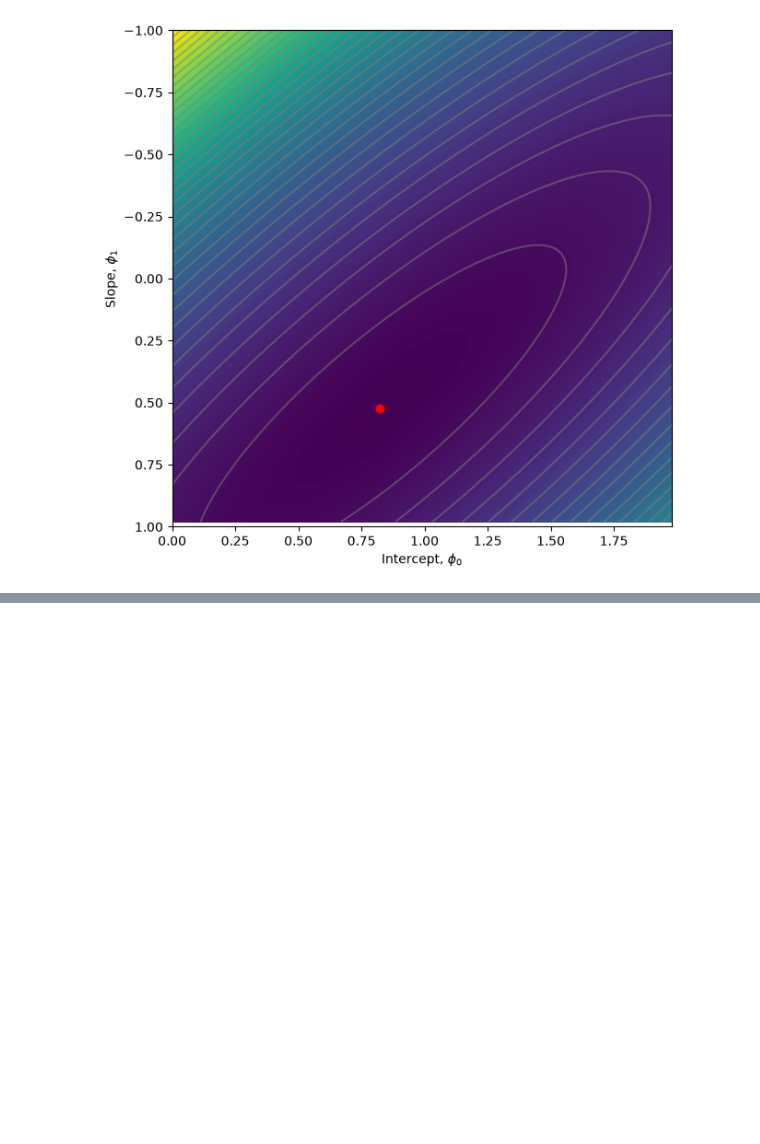
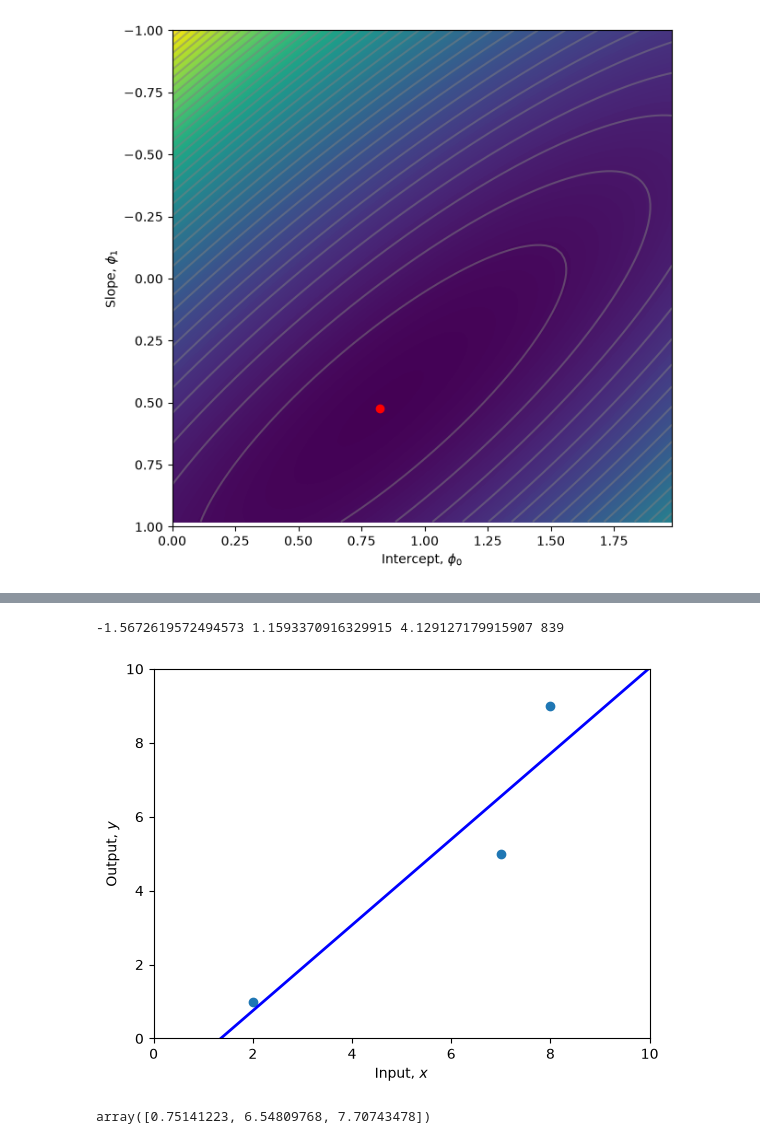
Before and after one commit to mishanko/udlbook, a Jupyter notebook: Notebooks/Chap02/2_1_Supervised_Learning.ipynb, the cells around one changed output, grey strips where cells are left out. Cells and saved outputs as stored; diff of their text form; code cells hidden in the pictures; blank space fills up the shorter version.

```diff
--- a/Notebooks/Chap02/2_1_Supervised_Learning.ipynb
+++ b/Notebooks/Chap02/2_1_Supervised_Learning.ipynb
@@ -37,12 +37,12 @@ def f(x, phi0, phi1):
 def plot(x, y, phi0, phi1):
     fig, ax = plt.subplots()
     ax.scatter(x, y)
-    plt.xlim([0, 2.0])
-    plt.ylim([0, 2.0])
+    plt.xlim([0, 10.0])
+    plt.ylim([0, 10.0])
     ax.set_xlabel("Input, $x$")
     ax.set_ylabel("Output, $y$")
     # Draw line
-    x_line = np.arange(0, 2, 0.01)
+    x_line = np.arange(0, 10, 0.01)
     y_line = f(x_line, phi0, phi1)
     plt.plot(x_line, y_line, "b-", lw=2)
 
@@ -173,0 +178,36 @@ plt.show()
+# %%
+from IPython.display import clear_output
+
+epsilon = 1e-6
+x = np.array([2, 7, 8])
+y = np.array([1, 5, 9])
+
+
+phi0, phi1 = -0.5, 1.2
+eta = 0.005
+curr_L = float("inf")
+L = compute_loss(x, y, phi0, phi1)
+i = 0
+while curr_L - L > epsilon:
+	# print(L, phi0, phi1)
+	clear_output(wait=True)
+	grad = dLdphi(x, phi0, phi1)
+	phi0 = phi0 - eta * grad[0]
+	phi1 = phi1 - eta * grad[1]
+	if i % 50 == 0:
+		plot(x, y, phi0, phi1)
+		input()
+
+	curr_L = L
+	L = compute_loss(x, y, phi0, phi1)
+
+	i += 1
+print(phi0, phi1, L, i)
+plot(x, y, phi0, phi1)
+# %% [output]
+-1.5672619572494573 1.1593370916329915 4.129127179915907 839
+[figure, added]
+# %%
+f(x, phi0, phi1)
+# %% [output]
+array([0.75141223, 6.54809768, 7.70743478])
```
Also changed, not shown: parts of 3 cells of this notebook.
